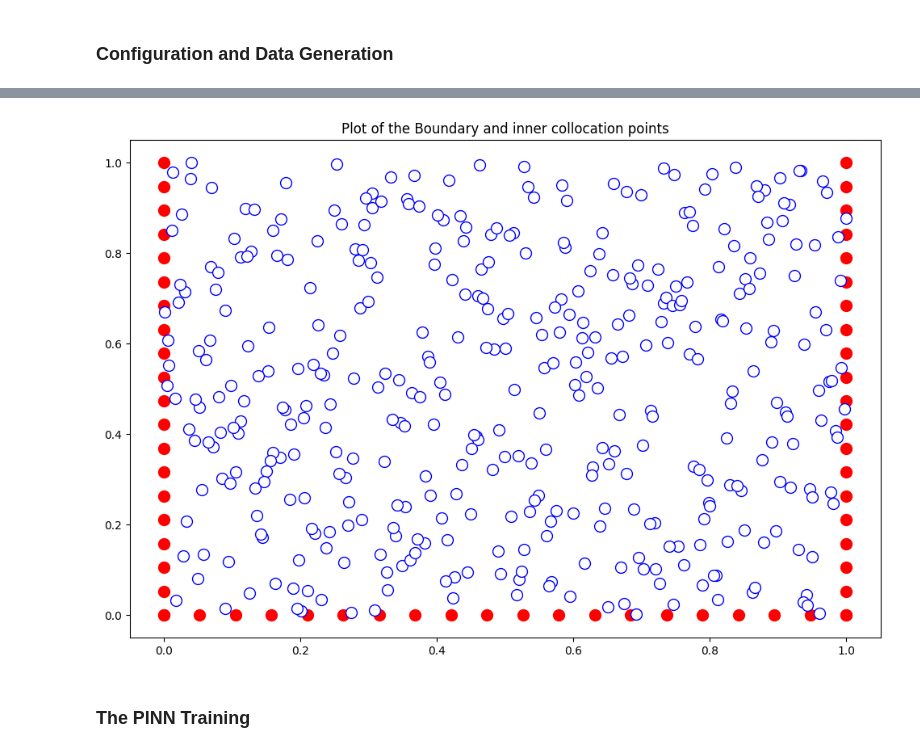
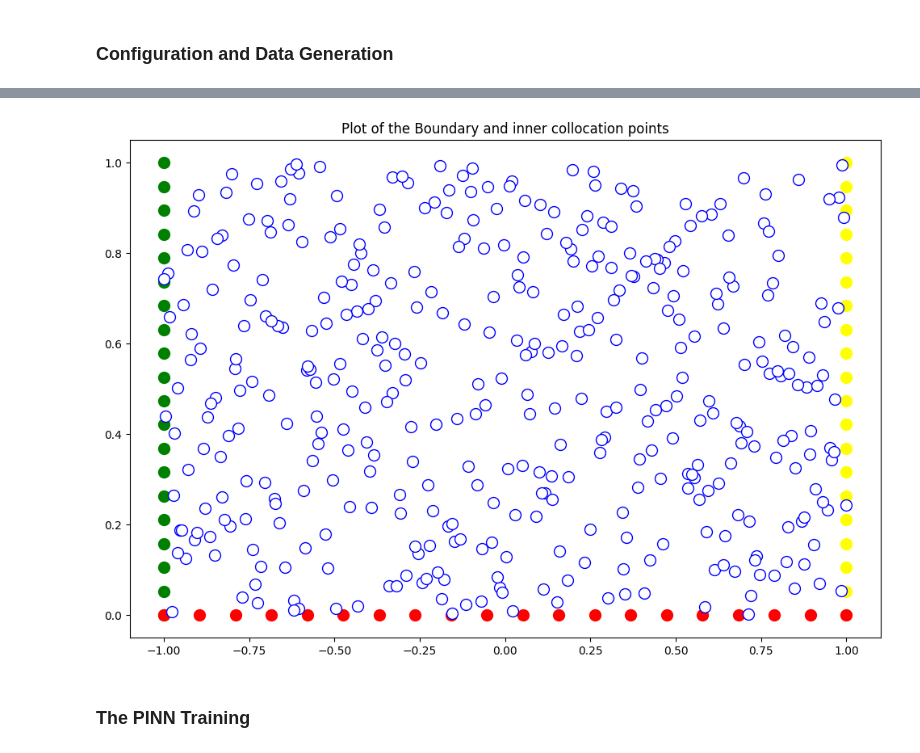
Before and after one commit to oduolaidrisA/Scientific-Machine-Learning, a Jupyter notebook: PINN_for_1d_Burgers_equation_1d.ipynb, the cells around one changed output, grey strips where cells are left out. Drawn from its saved outputs; the diff is of its cells as text; code cells hidden in the pictures.

```diff
--- a/PINN_for_1d_Burgers_equation_1d.ipynb
+++ b/PINN_for_1d_Burgers_equation_1d.ipynb
@@ -96,21 +92,17 @@ In this formulation:
 class config:
   def __init__(self):
     #The training parameters
-    self.nu = 1.0
-    self.x0 = 0  #x0 :Left boundary point
+    self.nu = 0.01/torch.pi
+    self.x0 = -1  #x0 :Left boundary point
     self.xf = 1  #xf (x final): Right boundary point
     self.layers = [2,125, 256, 125, 1]
     self.spatial_resolution =  300
     self.temporal_resolution = 150
 
     #Defining the initial condition
-    self.init_cond = lambda x: torch.sin(torch.pi * x)
+    self.init_cond = lambda x: -torch.sin(torch.pi * x)
     self.col_pts = 10000 #Number of collocation points (points in the domain to train on)
-    self.num_epoch = 20000
-
-
-    #Optimizer
-    self.lr = 1e-3
+    self.num_epoch = 10000
 
     self.checkpoint_dir = 'C:/Users/idris_oduola/Documents/Projects/RqPINN/dataset/checkpoint_burgers1d_pinn'
 
@@ -182,23 +150,24 @@ def prepare_test_data(cfg):
 # %%
 #We can visualize the data to understand them clearly
 %matplotlib inline
 def for_visuals(cfg):
     x = torch.linspace(cfg.x0,cfg.xf, 20).view(-1,1)
     t = torch.linspace(0,1, 20).view(-1,1)
-    lower_bound = torch.tensor([0.,0.]); upper_bound = torch.tensor([1.,1.])
-    x_inner = lower_bound + (upper_bound - lower_bound)*torch.tensor(lhs(2,400)).float()
-    x_bound_left = torch.cat((torch.zeros_like(t), t), dim = 1)
-    x_bound_right = torch.cat((torch.ones_like(t), t), dim = 1)
-    x_initial = torch.cat((x,torch.zeros_like(x)), dim = 1)
-    x_bound = torch.cat((x_initial, x_bound_left, x_bound_right), dim = 0)
+    x_inner = cfg.x0 + (cfg.xf - cfg.x0)*torch.tensor(lhs(1,400)).float()
+    t_inner = 0 + (1 - 0)*torch.tensor(lhs(1,400)).float()
+    x_bound_left = -torch.ones_like(t)
+    x_bound_right = torch.ones_like(t)
+    t_initial = torch.zeros_like(x)
     plt.figure(figsize = (12,8))
     plt.title("Plot of the Boundary and inner collocation points")
-    plt.scatter(x_bound[:,0], x_bound[:,1],  marker='o', s=100, c='r')
-    plt.scatter(x_inner[:,0], x_inner[:,1],  marker='o', s=100,color = 'white', edgecolors = 'blue')
+    plt.scatter(x_bound_left, t,  marker='o', s=100, c='green') #u(-1,t)
+    plt.scatter(x_bound_right, t,  marker='o', s=100, c='yellow') #u(1,t)
+    plt.scatter(x, t_initial,  marker='o', s=100, c='red') #u(x,0)
+    plt.scatter(x_inner, t_inner,  marker='o', s=100,color = 'white', edgecolors = 'blue')
     plt.show()
 for_visuals(cfg)
 # %% [output]
-[figure, old version]
+[figure, new version]
 # %% [markdown]
 ### The PINN Training
 # %%
```
Also changed, not shown: parts of 20 cells of this notebook, 4 other files.
